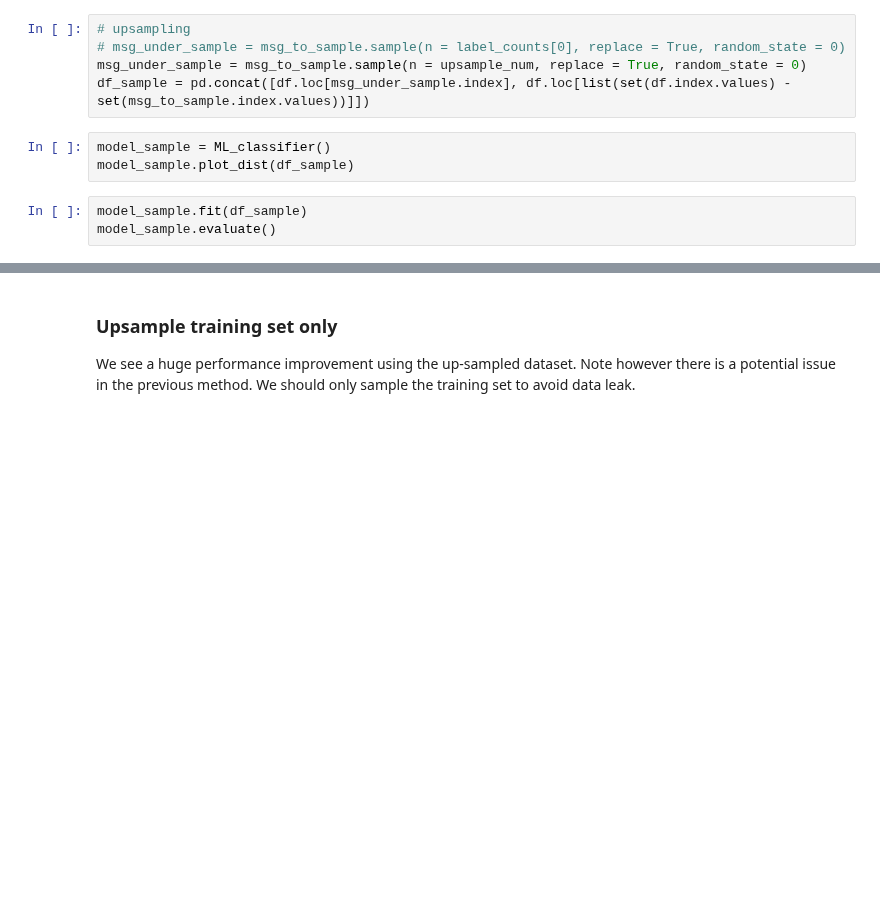
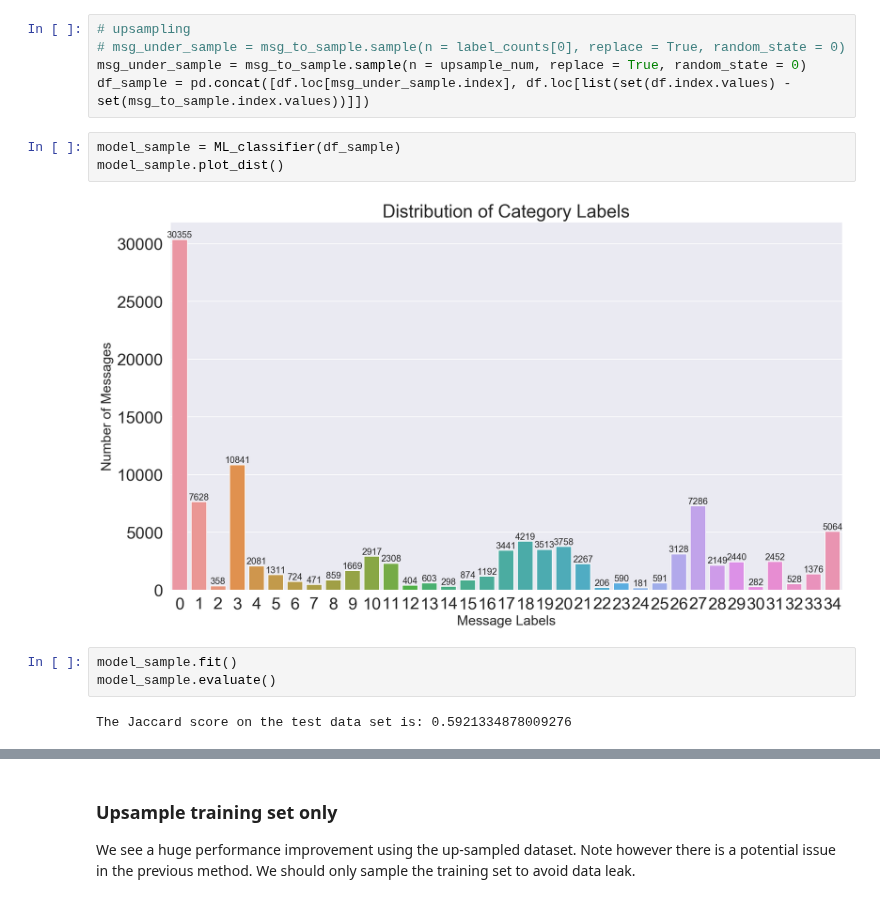
Before and after one commit to suebatista/Disaster-Response-Pipeline-Udacity, a Jupyter notebook: ML Pipeline Preparation.ipynb, the cells around one changed output, grey strips where cells are left out. Saved outputs shown, nothing was run; the diff lists cells and outputs as text; blank space fills up the shorter version.

```diff
--- a/ML Pipeline Preparation.ipynb
+++ b/ML Pipeline Preparation.ipynb
@@ -344,11 +299,15 @@ Here we again use the same up-sampling number.
 msg_under_sample = msg_to_sample.sample(n = upsample_num, replace = True, random_state = 0)
 df_sample = pd.concat([df.loc[msg_under_sample.index], df.loc[list(set(df.index.values) - set(msg_to_sample.index.values))]])
 # %%
-model_sample = ML_classifier()
-model_sample.plot_dist(df_sample)
+model_sample = ML_classifier(df_sample)
+model_sample.plot_dist()
+# %% [output]
+[figure, added]
 # %%
-model_sample.fit(df_sample)
+model_sample.fit()
 model_sample.evaluate()
+# %% [output]
+The Jaccard score on the test data set is: 0.5921334878009276
 # %%
 report_sample = model_sample.report
 report_sample[(report_sample['precision'] == 0.0) | (report_sample.index == 'macro avg')]
```
Also changed, not shown: parts of 27 cells of this notebook.
